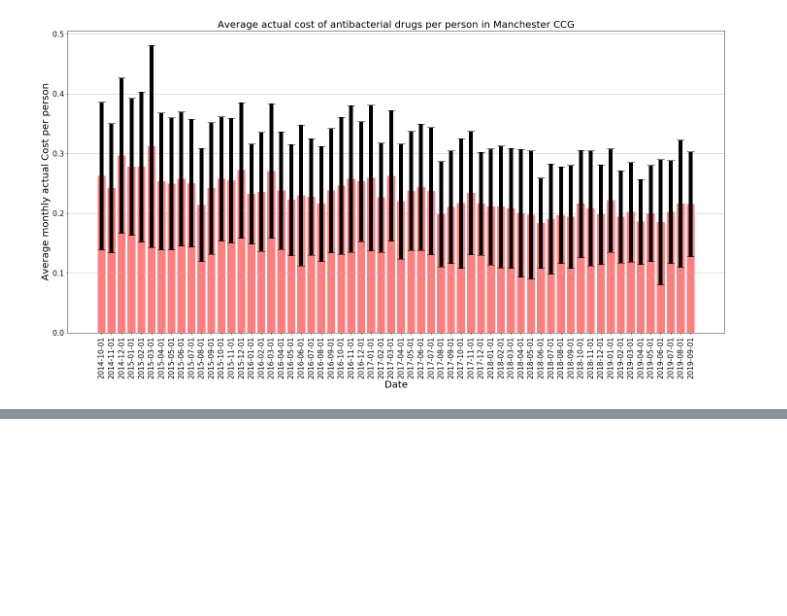
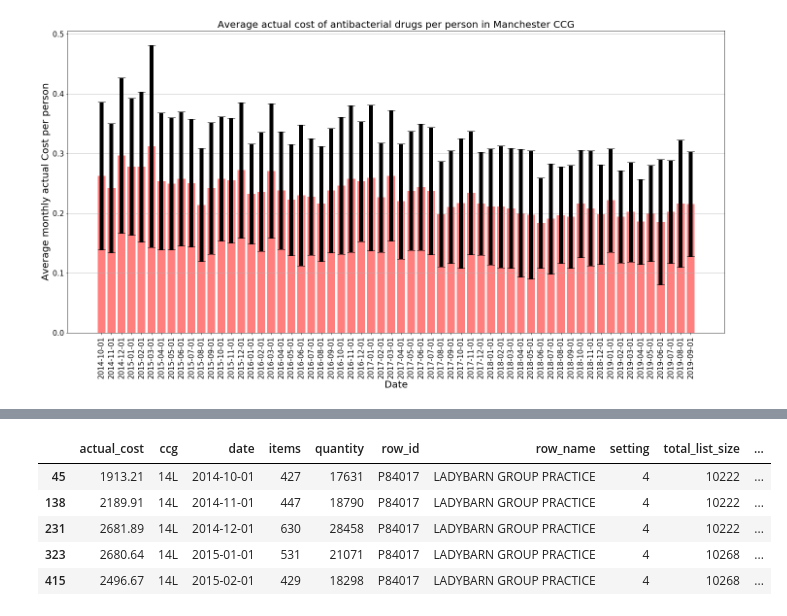
Before and after one commit to aaron-obrien/CCG_prescriptions_project, a Jupyter notebook: test.ipynb, the cells around one changed output, grey strips where cells are left out. Cells and saved outputs as stored; diff of their text form; code cells hidden in the pictures; blank space fills up the shorter version.

```diff
--- a/test.ipynb
+++ b/test.ipynb
@@ -266,0 +262,9 @@ plt.show()
+# %%
+output[output['row_name'].str.contains("LADY")][0:5]
+# %% [output]
+|  | actual_cost | ccg | date | items | quantity | row_id | row_name | setting | total_list_size | ... |
+| 45 | 1913.21 | 14L | 2014-10-01 | 427 | 17631 | P84017 | LADYBARN GROUP PRACTICE | 4 | 10222 | ... |
+| 138 | 2189.91 | 14L | 2014-11-01 | 447 | 18790 | P84017 | LADYBARN GROUP PRACTICE | 4 | 10222 | ... |
+| 231 | 2681.89 | 14L | 2014-12-01 | 630 | 28458 | P84017 | LADYBARN GROUP PRACTICE | 4 | 10222 | ... |
+| 323 | 2680.64 | 14L | 2015-01-01 | 531 | 21071 | P84017 | LADYBARN GROUP PRACTICE | 4 | 10268 | ... |
+| 415 | 2496.67 | 14L | 2015-02-01 | 429 | 18298 | P84017 | LADYBARN GROUP PRACTICE | 4 | 10268 | ... |
```
Also changed, not shown: parts of 8 cells of this notebook.
